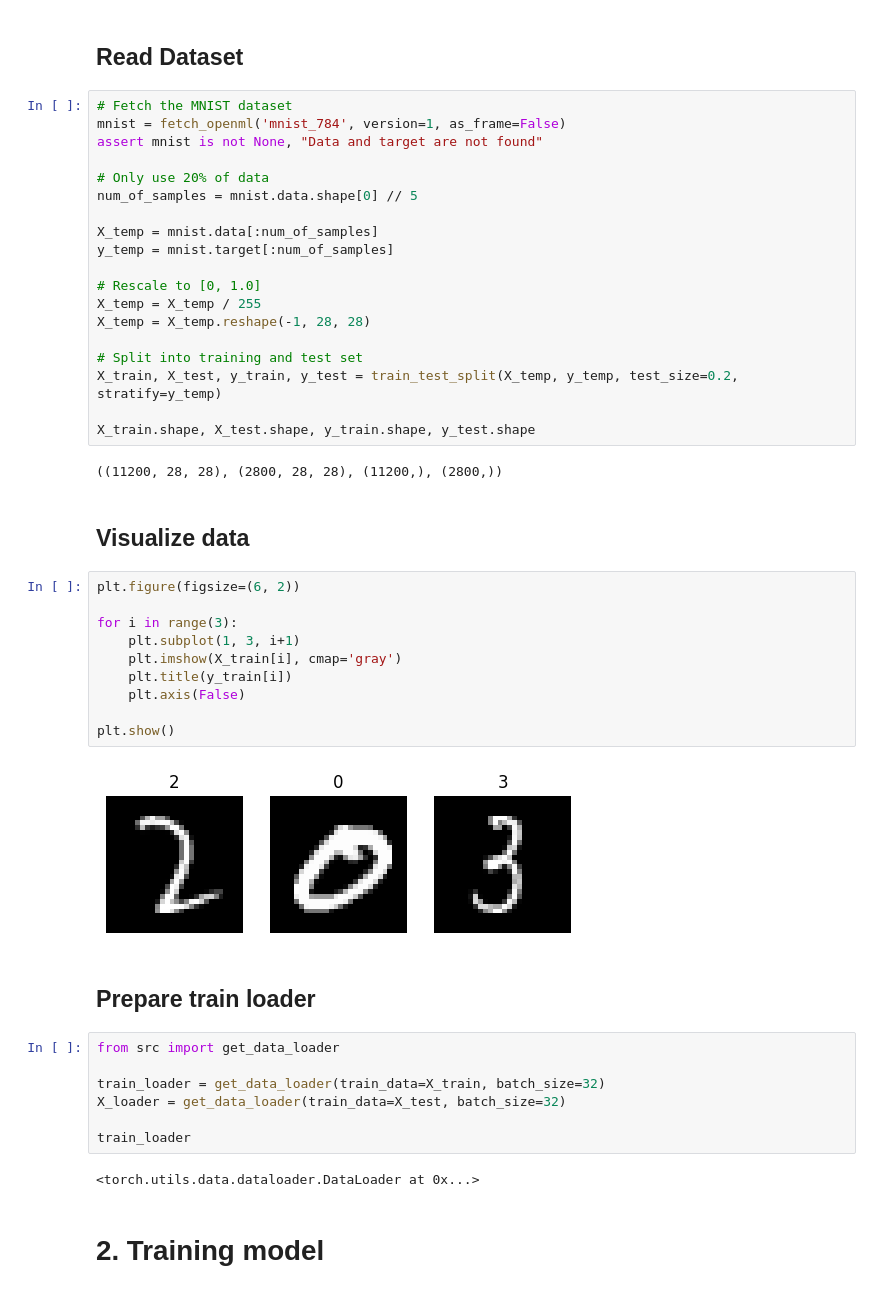
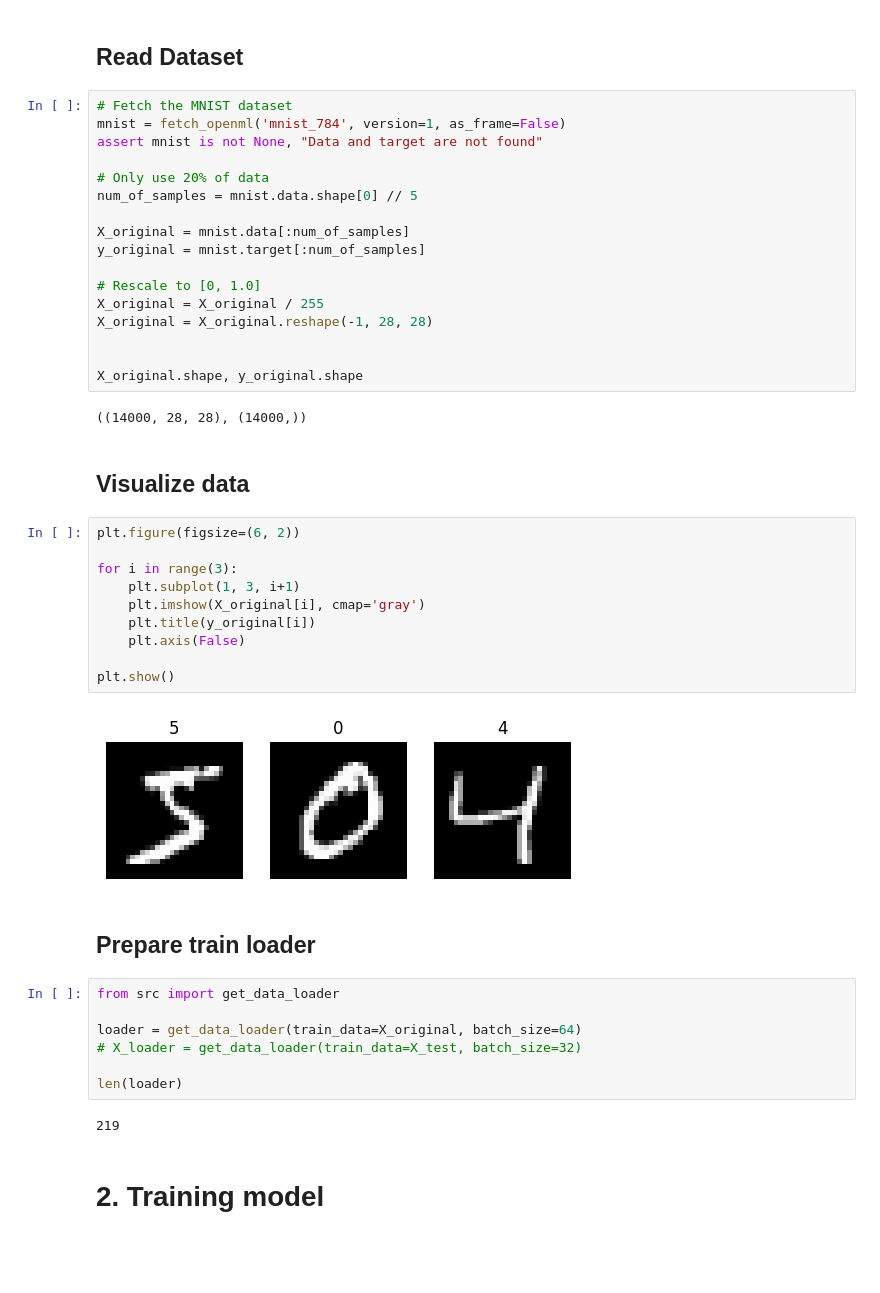
Before and after one commit to trungtranquoc/topology_autoencoder, a Jupyter notebook: main.ipynb, the cells around one changed output. Cells and saved outputs as stored; diff of their text form; blank space fills up the shorter version.

```diff
--- a/main.ipynb
+++ b/main.ipynb
@@ -18,44 +18,42 @@ assert mnist is not None, "Data and target are not found"
 # Only use 20% of data
 num_of_samples = mnist.data.shape[0] // 5
 
-X_temp = mnist.data[:num_of_samples]
-y_temp = mnist.target[:num_of_samples]
+X_original = mnist.data[:num_of_samples]
+y_original = mnist.target[:num_of_samples]
 
 # Rescale to [0, 1.0]
-X_temp = X_temp / 255
-X_temp = X_temp.reshape(-1, 28, 28)
+X_original = X_original / 255
+X_original = X_original.reshape(-1, 28, 28)
 
-# Split into training and test set
-X_train, X_test, y_train, y_test = train_test_split(X_temp, y_temp, test_size=0.2, stratify=y_temp)
 
-X_train.shape, X_test.shape, y_train.shape, y_test.shape
+X_original.shape, y_original.shape
 # %% [output]
-((11200, 28, 28), (2800, 28, 28), (11200,), (2800,))
+((14000, 28, 28), (14000,))
 # %% [markdown]
 ## Visualize data
 # %%
 plt.figure(figsize=(6, 2))
 
 for i in range(3):
     plt.subplot(1, 3, i+1)
-    plt.imshow(X_train[i], cmap='gray')
-    plt.title(y_train[i])
+    plt.imshow(X_original[i], cmap='gray')
+    plt.title(y_original[i])
     plt.axis(False)
 
 plt.show()
 # %% [output]
-[figure, old version]
+[figure, new version]
 # %% [markdown]
 ## Prepare train loader
 # %%
 from src import get_data_loader
 
-train_loader = get_data_loader(train_data=X_train, batch_size=32)
-X_loader = get_data_loader(train_data=X_test, batch_size=32)
+loader = get_data_loader(train_data=X_original, batch_size=64)
+# X_loader = get_data_loader(train_data=X_test, batch_size=32)
 
-train_loader
+len(loader)
 # %% [output]
-<torch.utils.data.dataloader.DataLoader at 0x...>
+219
 # %% [markdown]
 # 2. Training model
 # %%
```
Also changed, not shown: parts of 19 cells of this notebook, 7 other files.
